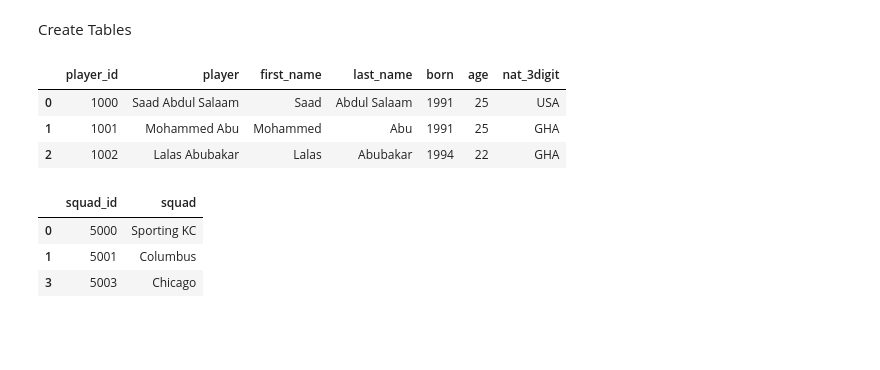
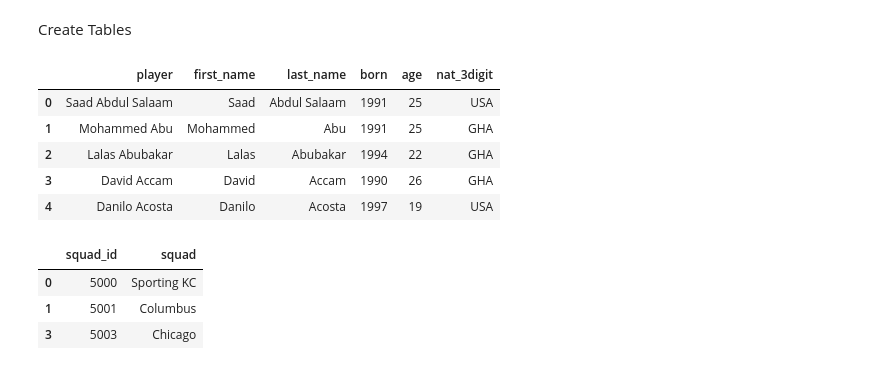
Before and after one commit to clmatherson/ETL_Project, a Jupyter notebook: MLS_ETL.ipynb, the cells around one changed output. Drawn from its saved outputs; the diff is of its cells as text; code cells hidden in the pictures; blank space fills up the shorter version.

```diff
--- a/MLS_ETL.ipynb
+++ b/MLS_ETL.ipynb
@@ -106,14 +104,18 @@ stats_id = 9000
 # %%
 # Create Player Table
-mmls_player = mmls_data_df[['player','first_name','last_name','born','age','nat_3digit']].drop_duplicates(keep='first')
-mmls_player['player_id'] = mmls_player.index + player_id
-mmls_player = mmls_player.reindex(columns= ['player_id', 'player', 'first_name','last_name','born','age','nat_3digit'])
-mmls_player.head(3)
+new_df = pd.merge(mmls_data_df, mls_salaries, on = ['player', 'first_name', 'last_name'], how = 'outer')
+mmls_player = new_df[['player','first_name','last_name','born','age','nat_3digit']].drop_duplicates(keep='first')
+mmls_player = mmls_player.reindex(columns= ['player', 'first_name','last_name','born','age','nat_3digit'])
+mmls_player = mmls_player.fillna(0)
+mmls_player = mmls_player.astype({'born':'int','age':'int'})
+mmls_player.head()
 # %% [output]
-|  | player_id | player | first_name | last_name | born | age | nat_3digit |
-| 0 | 1000 | Saad Abdul Salaam | Saad | Abdul Salaam | 1991 | 25 | USA |
-| 1 | 1001 | Mohammed Abu | Mohammed | Abu | 1991 | 25 | GHA |
-| 2 | 1002 | Lalas Abubakar | Lalas | Abubakar | 1994 | 22 | GHA |
+|  | player | first_name | last_name | born | age | nat_3digit |
+| 0 | Saad Abdul Salaam | Saad | Abdul Salaam | 1991 | 25 | USA |
+| 1 | Mohammed Abu | Mohammed | Abu | 1991 | 25 | GHA |
+| 2 | Lalas Abubakar | Lalas | Abubakar | 1994 | 22 | GHA |
+| 3 | David Accam | David | Accam | 1990 | 26 | GHA |
+| 4 | Danilo Acosta | Danilo | Acosta | 1997 | 19 | USA |
 # %%
 # Create Squad table
 mmls_squad =  mmls_data_df['squad'].drop_duplicates(keep='first').to_frame()
```
Also changed, not shown: parts of 15 cells of this notebook.
